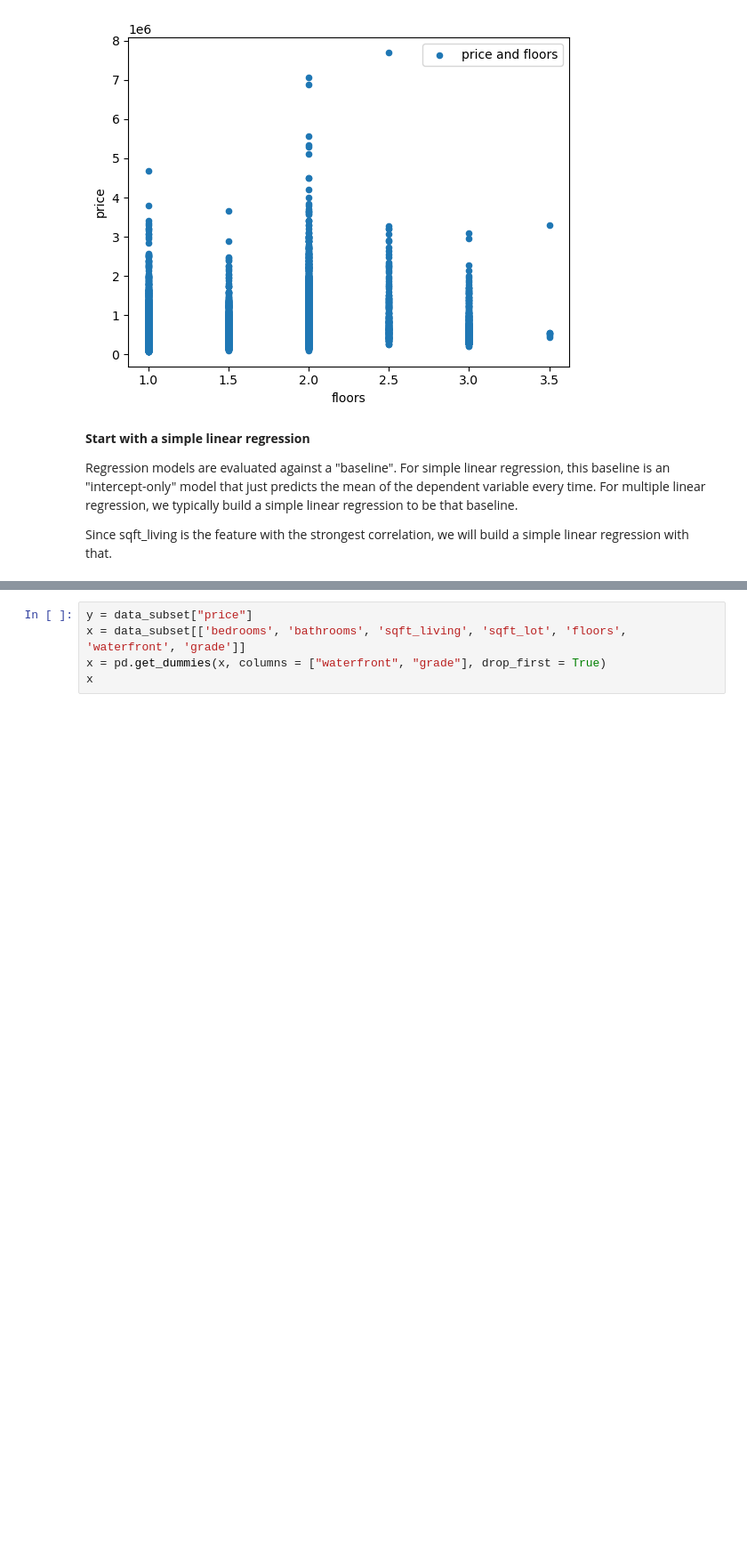
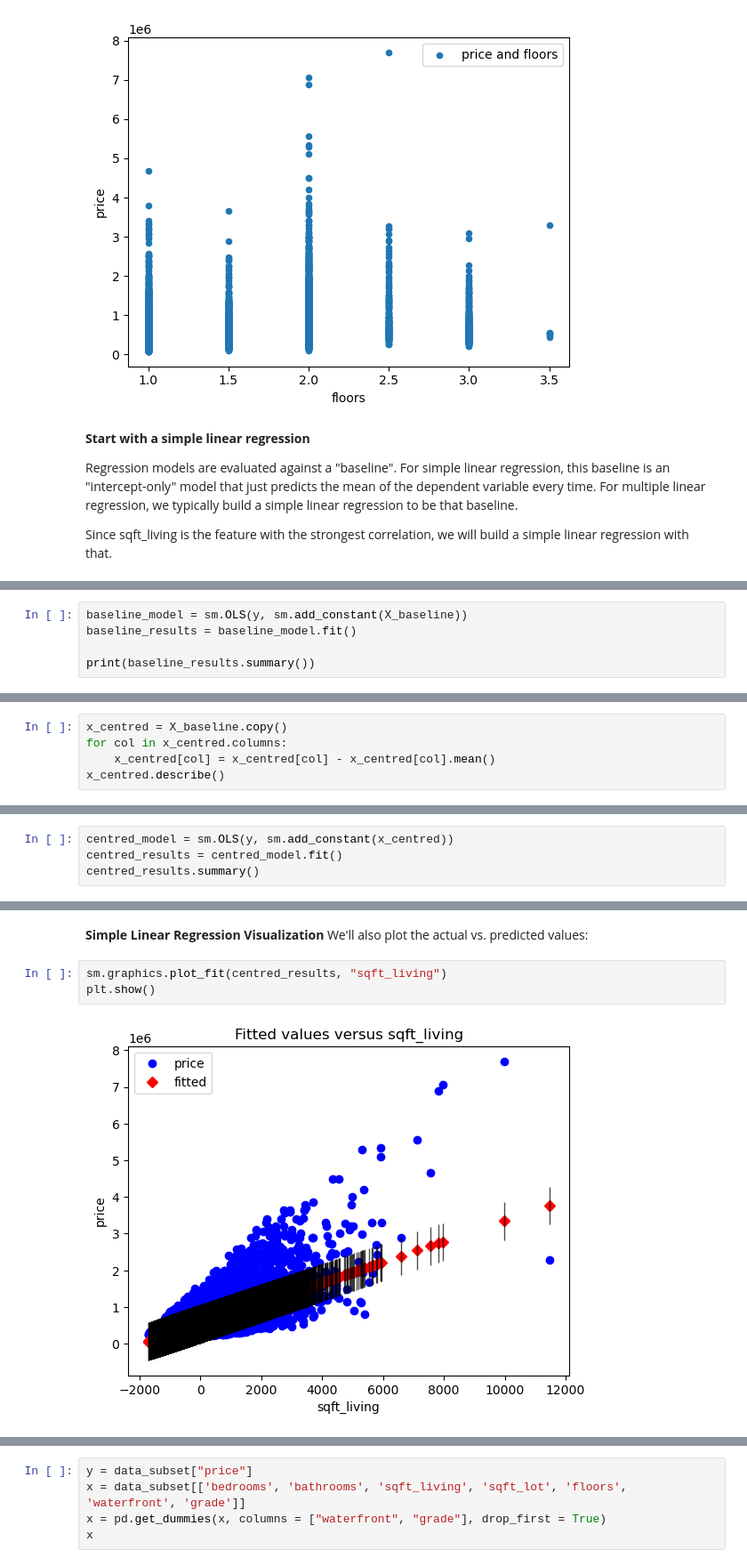
Before and after one commit to stanoff/dsc-phase-2-project-v2-3, a Jupyter notebook: student.ipynb, the cells around one changed output, grey strips where cells are left out. Shown at 89% size. Cells and saved outputs as stored; diff of their text form; blank space fills up the shorter version.

```diff
--- a/student.ipynb
+++ b/student.ipynb
@@ -245,0 +253,5 @@ Since sqft_living is the feature with the strongest correlation, we will  build
+# %%
+baseline_model = sm.OLS(y, sm.add_constant(X_baseline))
+baseline_results = baseline_model.fit()
+
+print(baseline_results.summary())
@@ -245,0 +278,5 @@ Since sqft_living is the feature with the strongest correlation, we will  build
+# %%
+x_centred = X_baseline.copy()
+for col in x_centred.columns:
+    x_centred[col] = x_centred[col] - x_centred[col].mean()
+x_centred.describe()
@@ -245,0 +293,4 @@ Since sqft_living is the feature with the strongest correlation, we will  build
+# %%
+centred_model = sm.OLS(y, sm.add_constant(x_centred))
+centred_results = centred_model.fit()
+centred_results.summary()
@@ -245,0 +325,8 @@ Since sqft_living is the feature with the strongest correlation, we will  build
+# %% [markdown]
+**Simple Linear Regression Visualization**
+We'll also plot the actual vs. predicted values:
+# %%
+sm.graphics.plot_fit(centred_results, "sqft_living")
+plt.show()
+# %% [output]
+[figure, added]
```
Also changed, not shown: parts of 12 cells of this notebook.
